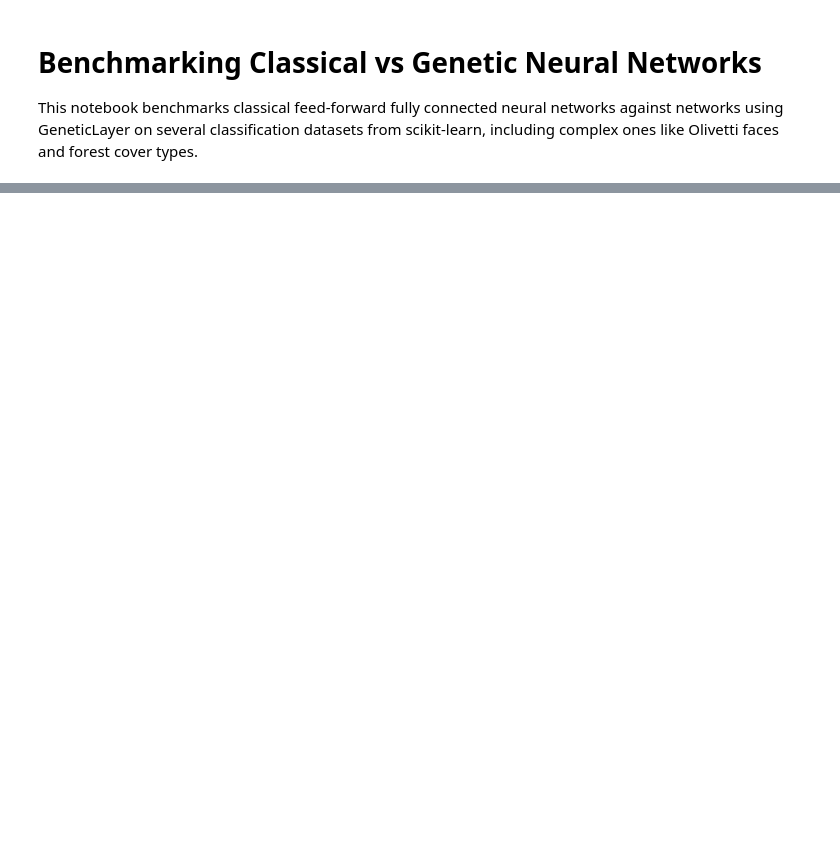
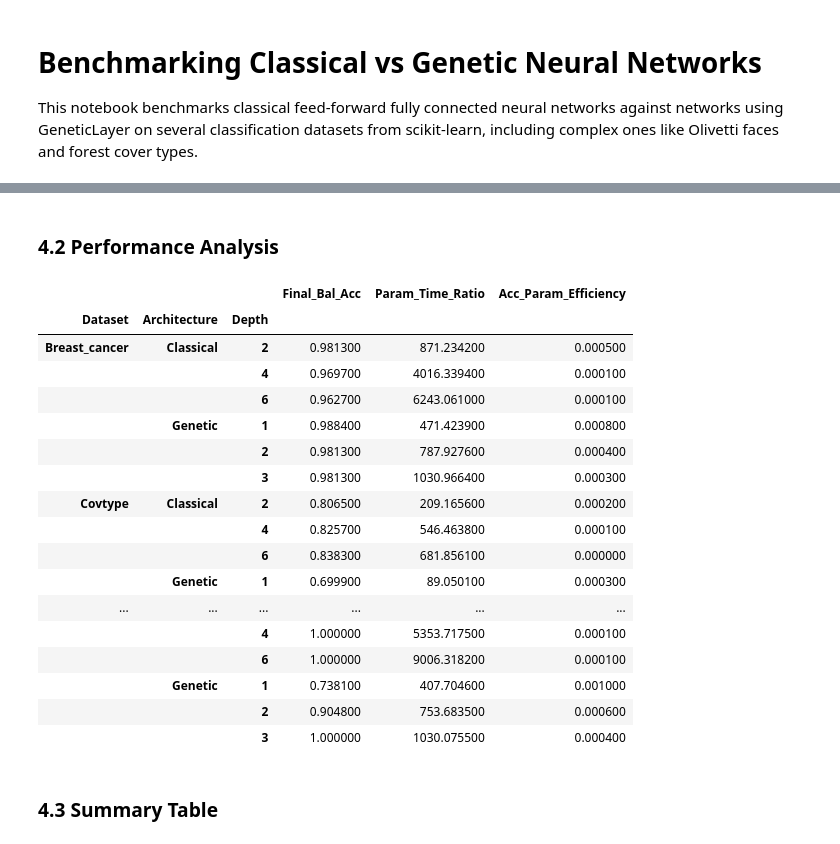
Before and after one commit to danube-ai/pikaia, a Jupyter notebook: examples/genetic_layer.ipynb, the cells around one changed output, grey strips where cells are left out. Drawn from its saved outputs; the diff is of its cells as text; code cells hidden in the pictures; blank space fills up the shorter version.

```diff
--- a/examples/genetic_layer.ipynb
+++ b/examples/genetic_layer.ipynb
@@ -182,3 +270,5 @@ for dataset in datasets_list:
+# %% [markdown]
+### 4.2 Performance Analysis
 # %%
 # Summary table of results
 summary_data = []
@@ -244,32 +334,56 @@ def highlight_max_per_group(df):
     # Color rows by dataset with dark mode friendly colors
     def color_rows(row):
         dataset = row.name[0]
         colors = {
             "Breast_cancer": "#4C566A",
             "Covtype": "#BF616A",
             "Digits": "#5E81AC",
             "Iris": "#81A1C1",
             "Olivetti": "#D08770",
             "Synthetic": "#88C0D0",
             "Wine": "#8FBCBB",
         }
         color = colors.get(dataset, "#2E3440")
         return [
             f"background-color: {color}; color: #ECEFF4" for _ in row
         ]  # Light text on dark background
 
     styled = df.style.apply(color_rows, axis=1)
 
     # Highlight max balanced accuracy per dataset-architecture group
     def highlight(s):
         is_max = s.groupby(level=[0, 1]).transform("max") == s
         return [
             "background-color: #A3BE8C; color: #2E3440" if v else "" for v in is_max
         ]
 
     return styled.apply(highlight, subset=["Final_Bal_Acc"])
 
 
 display(highlight_max_per_group(summary_df))
+
+# Save the summary dataframe to disk
+summary_df.to_csv("artefacts/genetic_layer_summary.csv")
+# %% [output]
+|  |  |  | Final_Bal_Acc | Param_Time_Ratio | Acc_Param_Efficiency |
+| Dataset | Architecture | Depth |  |  |  |
+| Breast_cancer | Classical | 2 | 0.981300 | 871.234200 | 0.000500 |
+|  |  | 4 | 0.969700 | 4016.339400 | 0.000100 |
+|  |  | 6 | 0.962700 | 6243.061000 | 0.000100 |
+|  | Genetic | 1 | 0.988400 | 471.423900 | 0.000800 |
+|  |  | 2 | 0.981300 | 787.927600 | 0.000400 |
+|  |  | 3 | 0.981300 | 1030.966400 | 0.000300 |
+| Covtype | Classical | 2 | 0.806500 | 209.165600 | 0.000200 |
+|  |  | 4 | 0.825700 | 546.463800 | 0.000100 |
+|  |  | 6 | 0.838300 | 681.856100 | 0.000000 |
+|  | Genetic | 1 | 0.699900 | 89.050100 | 0.000300 |
+| ... | ... | ... | ... | ... | ... |
+|  |  | 4 | 1.000000 | 5353.717500 | 0.000100 |
+|  |  | 6 | 1.000000 | 9006.318200 | 0.000100 |
+|  | Genetic | 1 | 0.738100 | 407.704600 | 0.001000 |
+|  |  | 2 | 0.904800 | 753.683500 | 0.000600 |
+|  |  | 3 | 1.000000 | 1030.075500 | 0.000400 |
+# %% [markdown]
+### 4.3 Summary Table
 # %%
 pd.DataFrame(summary_data)
```
Also changed, not shown: parts of 14 cells of this notebook, 17 other files.
